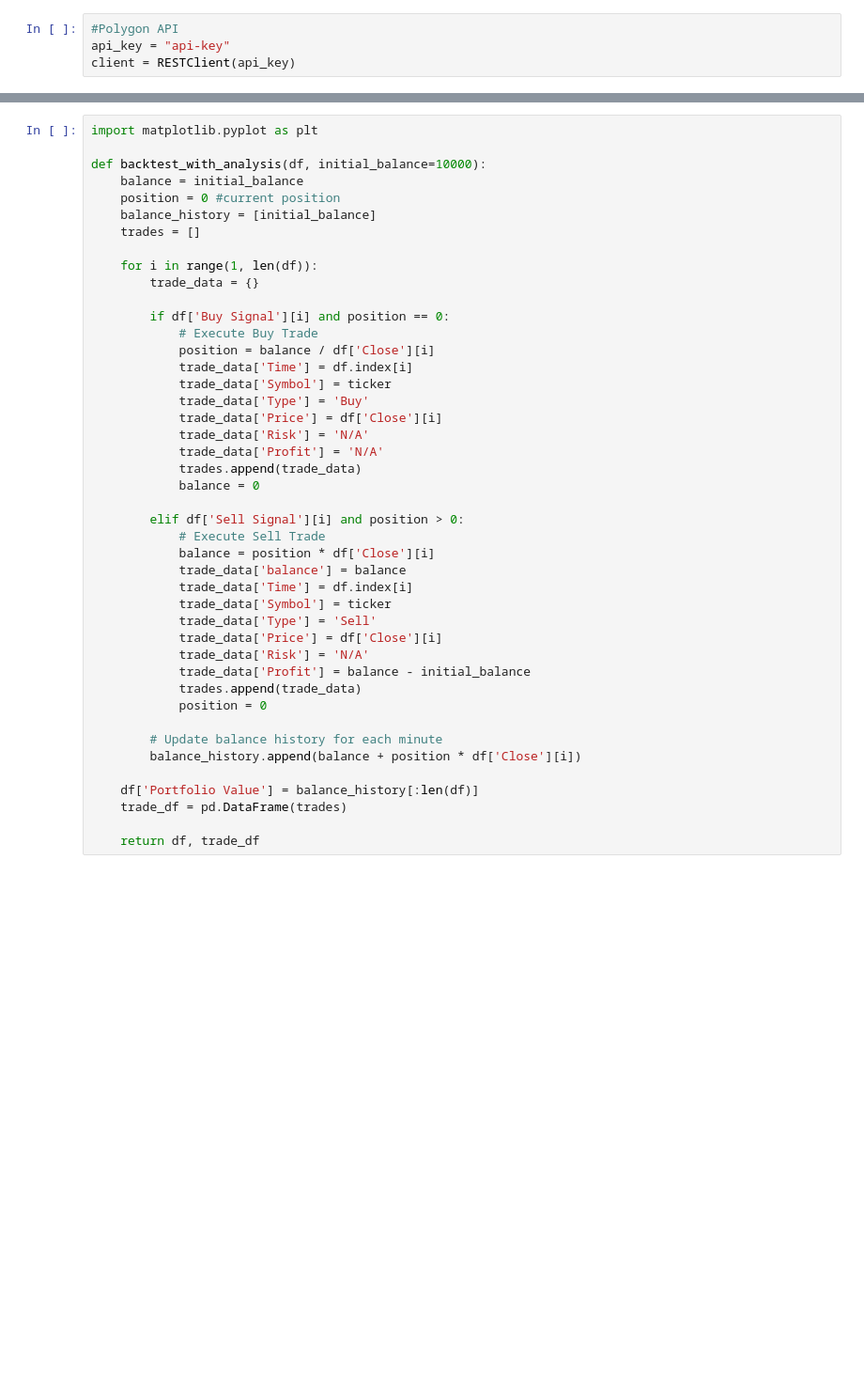
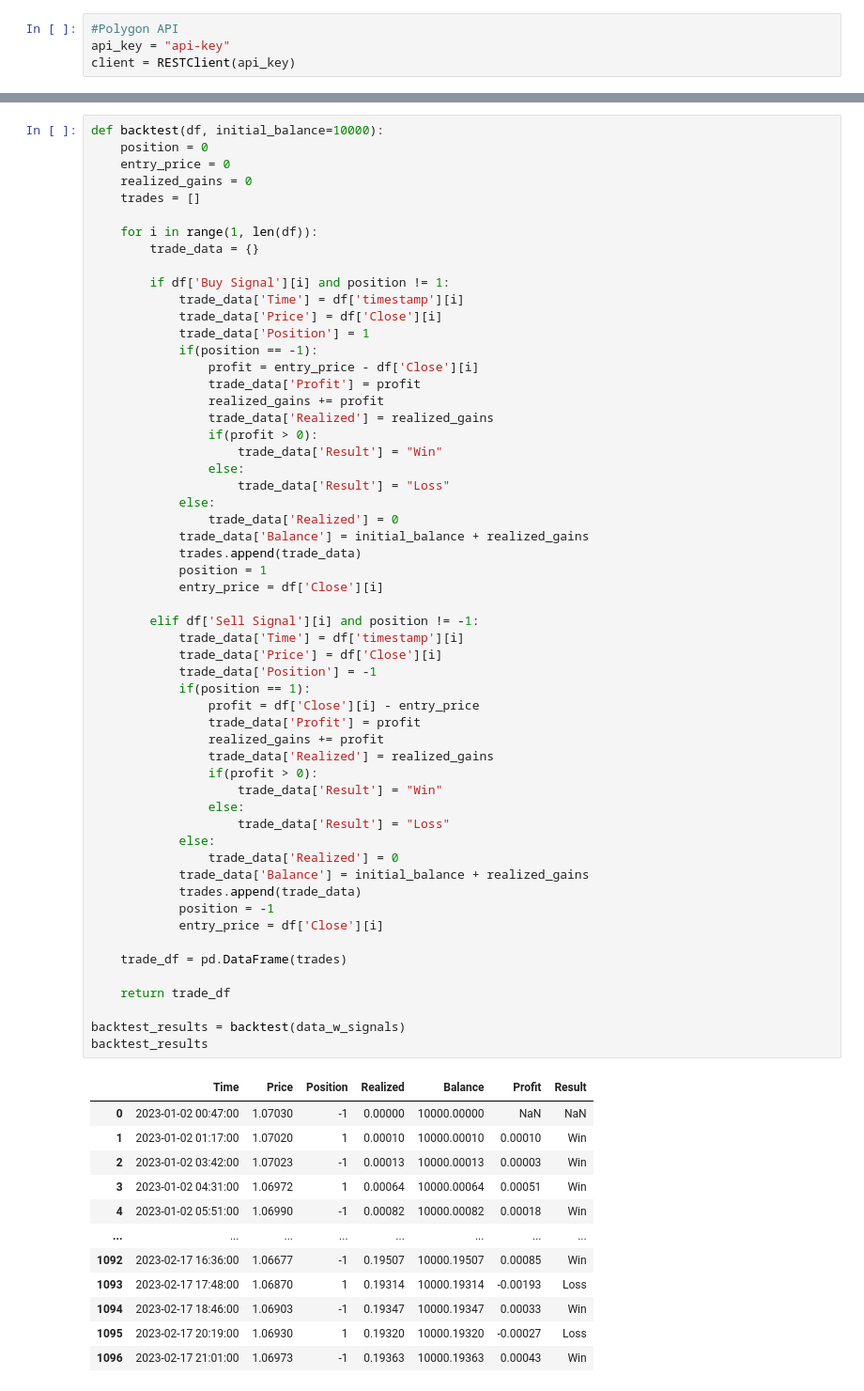
Before and after one commit to brinzunza/BAT, a Jupyter notebook: meanReversion.ipynb, the cells around one changed output, grey strips where cells are left out. Shown: that part at 94% size. Saved outputs shown, nothing was run; the diff lists cells and outputs as text; blank space fills up the shorter version.

```diff
--- a/meanReversion.ipynb
+++ b/meanReversion.ipynb
@@ -66,44 +91,69 @@ def bollinger_bands_with_signals(df, window=20, num_std=2):
 # %%
-import matplotlib.pyplot as plt
-
-def backtest_with_analysis(df, initial_balance=10000):
-    balance = initial_balance
-    position = 0 #current position
-    balance_history = [initial_balance]
+def backtest(df, initial_balance=10000):
+    position = 0
+    entry_price = 0
+    realized_gains = 0
     trades = []
 
     for i in range(1, len(df)):
         trade_data = {}
 
-        if df['Buy Signal'][i] and position == 0:
-            # Execute Buy Trade
-            position = balance / df['Close'][i]
-            trade_data['Time'] = df.index[i]
-            trade_data['Symbol'] = ticker
-            trade_data['Type'] = 'Buy'
+        if df['Buy Signal'][i] and position != 1:
+            trade_data['Time'] = df['timestamp'][i]
             trade_data['Price'] = df['Close'][i]
-            trade_data['Risk'] = 'N/A'
-            trade_data['Profit'] = 'N/A'
+            trade_data['Position'] = 1
+            if(position == -1):
+                profit = entry_price - df['Close'][i]
+                trade_data['Profit'] = profit
+                realized_gains += profit
+                trade_data['Realized'] = realized_gains
+                if(profit > 0):
+                    trade_data['Result'] = "Win"
+                else:
+                    trade_data['Result'] = "Loss"
+            else:
+                trade_data['Realized'] = 0
+            trade_data['Balance'] = initial_balance + realized_gains
             trades.append(trade_data)
-            balance = 0
+            position = 1
+            entry_price = df['Close'][i]
 
-        elif df['Sell Signal'][i] and position > 0:
-            # Execute Sell Trade
-            balance = position * df['Close'][i]
-            trade_data['balance'] = balance
-            trade_data['Time'] = df.index[i]
-            trade_data['Symbol'] = ticker
-            trade_data['Type'] = 'Sell'
+        elif df['Sell Signal'][i] and position != -1:
+            trade_data['Time'] = df['timestamp'][i]
             trade_data['Price'] = df['Close'][i]
-            trade_data['Risk'] = 'N/A'
-            trade_data['Profit'] = balance - initial_balance
+            trade_data['Position'] = -1
+            if(position == 1):
+                profit = df['Close'][i] - entry_price
+                trade_data['Profit'] = profit
+                realized_gains += profit
+                trade_data['Realized'] = realized_gains
+                if(profit > 0):
+                    trade_data['Result'] = "Win"
+                else:
+                    trade_data['Result'] = "Loss"
+            else:
+                trade_data['Realized'] = 0
+            trade_data['Balance'] = initial_balance + realized_gains
             trades.append(trade_data)
-            position = 0
+            position = -1
+            entry_price = df['Close'][i]
 
-        # Update balance history for each minute
-        balance_history.append(balance + position * df['Close'][i])
-
-    df['Portfolio Value'] = balance_history[:len(df)]
     trade_df = pd.DataFrame(trades)
 
-    return df, trade_df
+    return trade_df
+
+backtest_results = backtest(data_w_signals)
+backtest_results
+# %% [output]
+|  | Time | Price | Position | Realized | Balance | Profit | Result |
+| 0 | 2023-01-02 00:47:00 | 1.07030 | -1 | 0.00000 | 10000.00000 | NaN | NaN |
+| 1 | 2023-01-02 01:17:00 | 1.07020 | 1 | 0.00010 | 10000.00010 | 0.00010 | Win |
+| 2 | 2023-01-02 03:42:00 | 1.07023 | -1 | 0.00013 | 10000.00013 | 0.00003 | Win |
+| 3 | 2023-01-02 04:31:00 | 1.06972 | 1 | 0.00064 | 10000.00064 | 0.00051 | Win |
+| 4 | 2023-01-02 05:51:00 | 1.06990 | -1 | 0.00082 | 10000.00082 | 0.00018 | Win |
+| ... | ... | ... | ... | ... | ... | ... | ... |
+| 1092 | 2023-02-17 16:36:00 | 1.06677 | -1 | 0.19507 | 10000.19507 | 0.00085 | Win |
+| 1093 | 2023-02-17 17:48:00 | 1.06870 | 1 | 0.19314 | 10000.19314 | -0.00193 | Loss |
+| 1094 | 2023-02-17 18:46:00 | 1.06903 | -1 | 0.19347 | 10000.19347 | 0.00033 | Win |
+| 1095 | 2023-02-17 20:19:00 | 1.06930 | 1 | 0.19320 | 10000.19320 | -0.00027 | Loss |
+| 1096 | 2023-02-17 21:01:00 | 1.06973 | -1 | 0.19363 | 10000.19363 | 0.00043 | Win |
```
Also changed, not shown: parts of 15 cells of this notebook, 2 other files.
